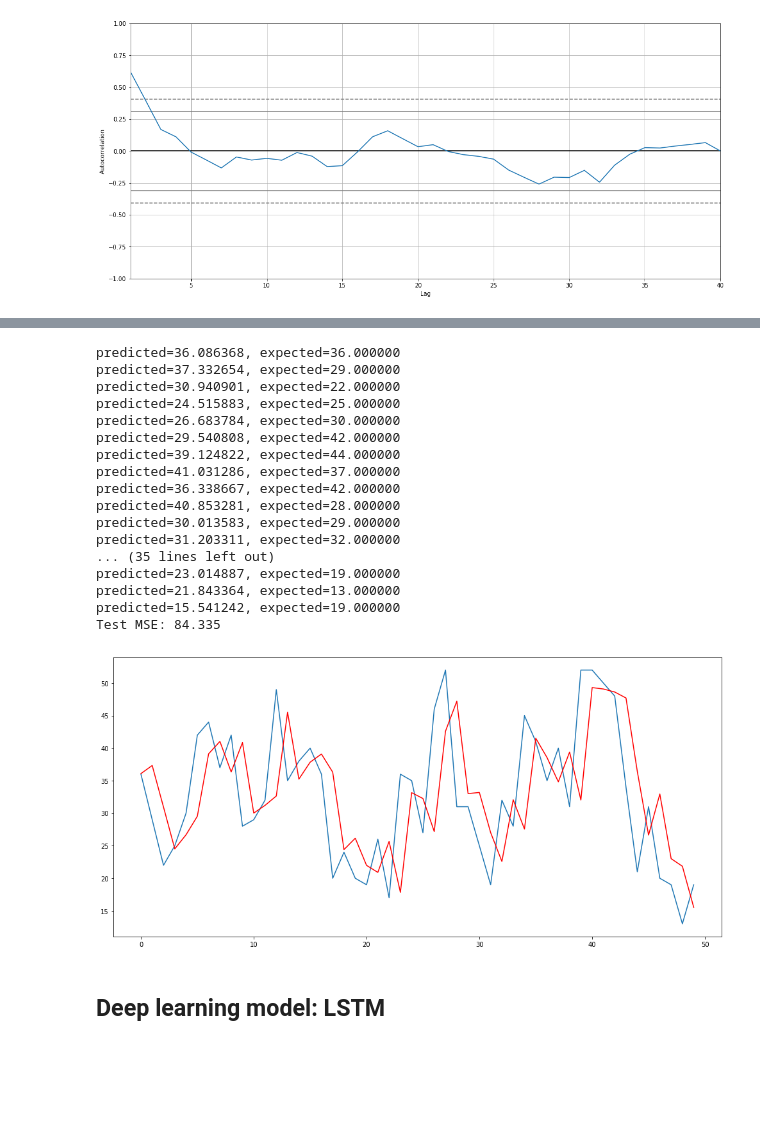
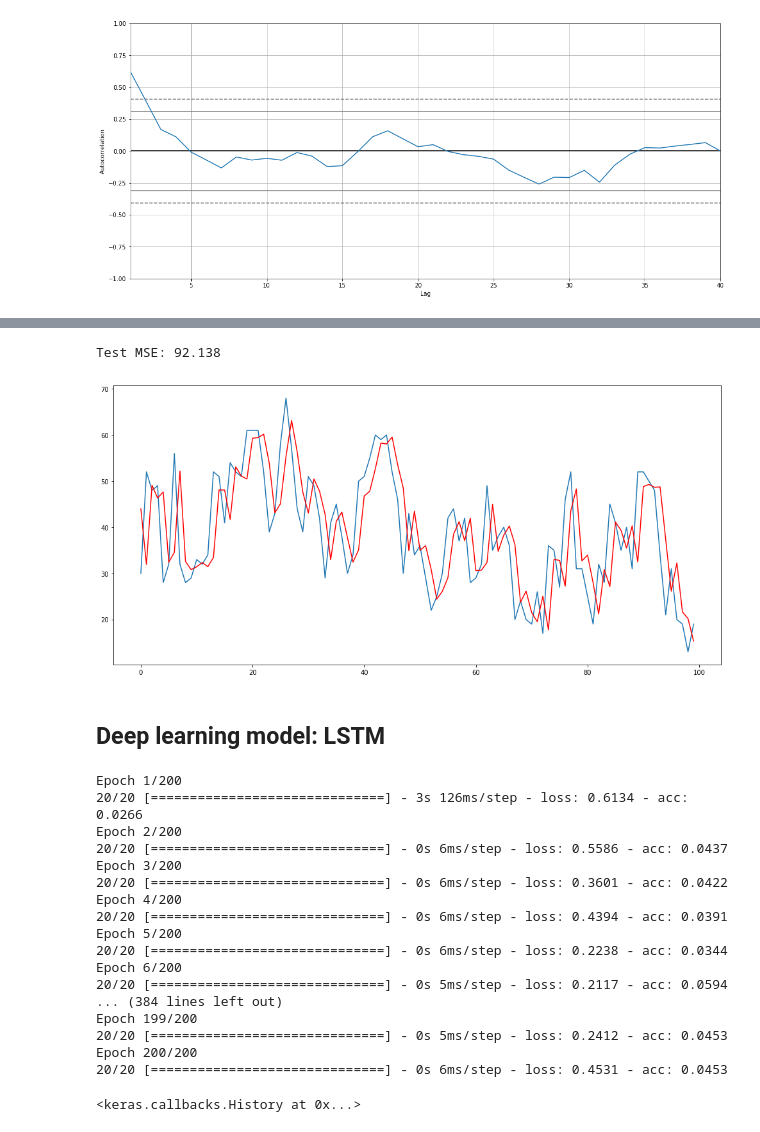
Before and after one commit to rautis/Advanced_Data_Science_Capstone, a Jupyter notebook: AirQualityIndex_model.ipynb, the cells around one changed output, grey strips where cells are left out. Drawn from its saved outputs; the diff is of its cells as text; code cells hidden in the pictures; blank space fills up the shorter version.

Commit message:
LSTM model added

```diff
--- a/AirQualityIndex_model.ipynb
+++ b/AirQualityIndex_model.ipynb
@@ -41,15 +47,15 @@ autocorrelation_plot(df["Mannerheimintie"].iloc[:40])
 <matplotlib.axes._subplots.AxesSubplot at 0x...>
 [figure]
 # %%
-model = ARIMA(df["Mannerheimintie"], order=(5,1,0))
+model = ARIMA(df["Mannerheimintie"], order=(3,1,0))
 model_fit = model.fit(disp=0)
 print(model_fit.summary())
 # plot residual errors
 residuals = pd.DataFrame(model_fit.resid)
 residuals.plot(figsize=(18,10))
-pyplot.show()
+plt.show()
 residuals.plot(kind='kde', figsize=(18,10))
-pyplot.show()
+plt.show()
 print(residuals.describe())
 # %% [output]
                              ARIMA Model Results
@@ -83,44 +89,28 @@ max      424.713325
 # %%
 data = df["Mannerheimintie"].values
-size = int(len(data) - 50)
+size = int(len(data) - 100)
 train, test = data[0:size], data[size:len(data)]
 history = train.tolist()
 predictions = list()
 
 for t in range(len(test)):
-    model = ARIMA(history, order=(5,1,0))
+    model = ARIMA(history, order=(3,1,0))
     model_fit = model.fit(disp=0)
     output = model_fit.forecast()
     yhat = output[0]
     predictions.append(yhat)
     obs = test[t]
     history.append(obs)
-    print('predicted=%f, expected=%f' % (yhat, obs))
+    #print('predicted=%f, expected=%f' % (yhat, obs))
 error = mean_squared_error(test, predictions)
 print('Test MSE: %.3f' % error)
 # plot
 plt.figure(figsize=(17,8))
 plt.plot(test)
 plt.plot(predictions, color='red')
 plt.show()
 # %% [output]
-predicted=36.086368, expected=36.000000
-predicted=37.332654, expected=29.000000
-predicted=30.940901, expected=22.000000
-predicted=24.515883, expected=25.000000
-predicted=26.683784, expected=30.000000
-predicted=29.540808, expected=42.000000
-predicted=39.124822, expected=44.000000
-predicted=41.031286, expected=37.000000
-predicted=36.338667, expected=42.000000
-predicted=40.853281, expected=28.000000
-predicted=30.013583, expected=29.000000
-predicted=31.203311, expected=32.000000
-... (35 lines left out)
-predicted=23.014887, expected=19.000000
-predicted=21.843364, expected=13.000000
-predicted=15.541242, expected=19.000000
-Test MSE: 84.335
+Test MSE: 92.138
-[figure, old version]
+[figure, new version]
 # %% [markdown]
 ## Deep learning model: LSTM
@@ -126,0 +131,27 @@ Test MSE: 84.335
+# %%
+model = Sequential()
+model.add(LSTM(100, activation='relu', input_shape=(look_back, n_features), return_sequences=True))
+model.add(LSTM(50, activation='relu', dropout=0.3, input_shape=(look_back, n_features)))
+model.add(Dense(1))
+model.compile(optimizer='adam', loss='mse', metrics=['accuracy'])
+# fit model
+model.fit_generator(train_generator, steps_per_epoch=20, epochs=200, verbose=1)
+# %% [output]
+Epoch 1/200
+20/20 [==============================] - 3s 126ms/step - loss: 0.6134 - acc: 0.0266
+Epoch 2/200
+20/20 [==============================] - 0s 6ms/step - loss: 0.5586 - acc: 0.0437
+Epoch 3/200
+20/20 [==============================] - 0s 6ms/step - loss: 0.3601 - acc: 0.0422
+Epoch 4/200
+20/20 [==============================] - 0s 6ms/step - loss: 0.4394 - acc: 0.0391
+Epoch 5/200
+20/20 [==============================] - 0s 6ms/step - loss: 0.2238 - acc: 0.0344
+Epoch 6/200
+20/20 [==============================] - 0s 5ms/step - loss: 0.2117 - acc: 0.0594
+... (384 lines left out)
+Epoch 199/200
+20/20 [==============================] - 0s 5ms/step - loss: 0.2412 - acc: 0.0453
+Epoch 200/200
+20/20 [==============================] - 0s 6ms/step - loss: 0.4531 - acc: 0.0453
+<keras.callbacks.History at 0x...>
```
Also changed, not shown: parts of 5 cells of this notebook.
